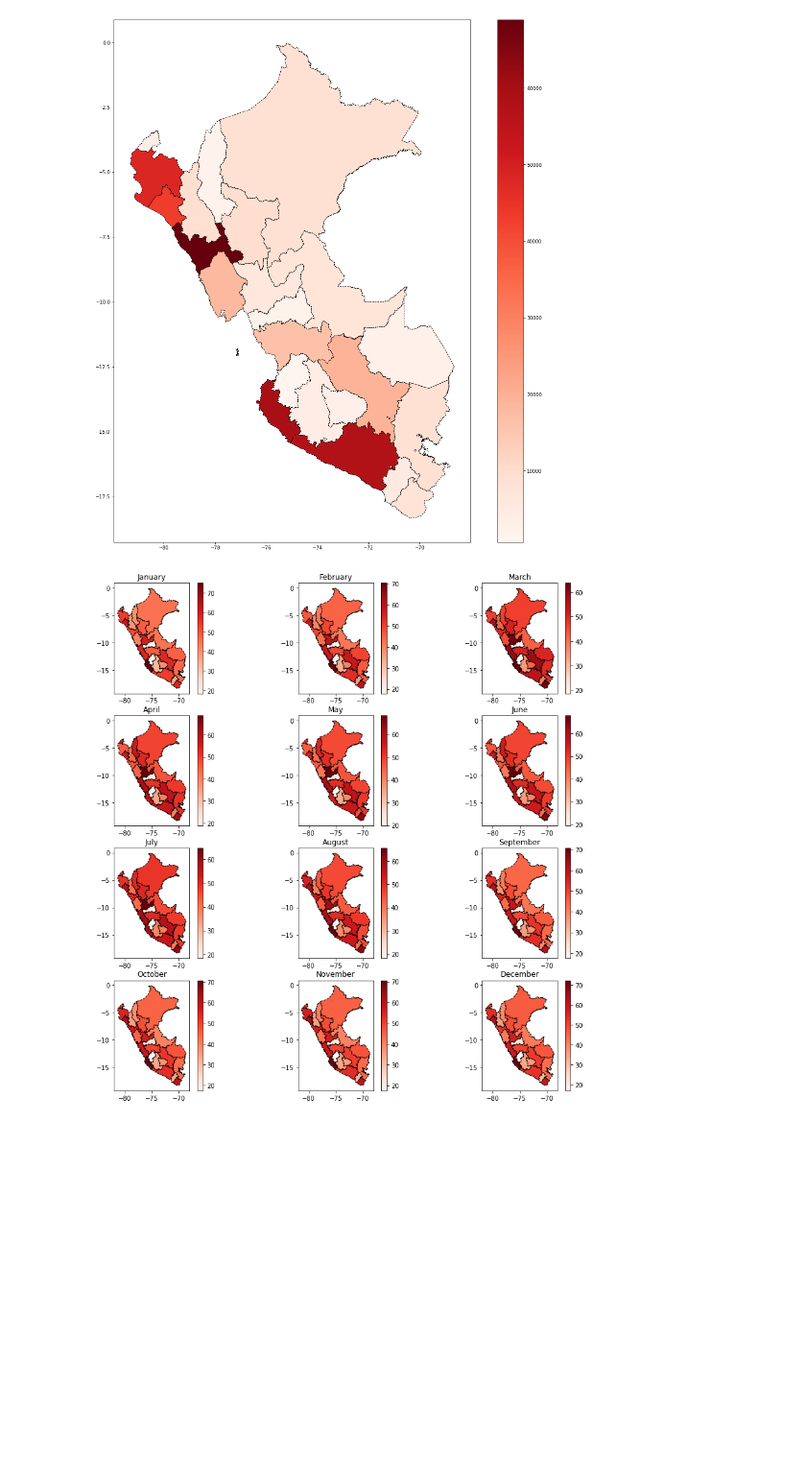
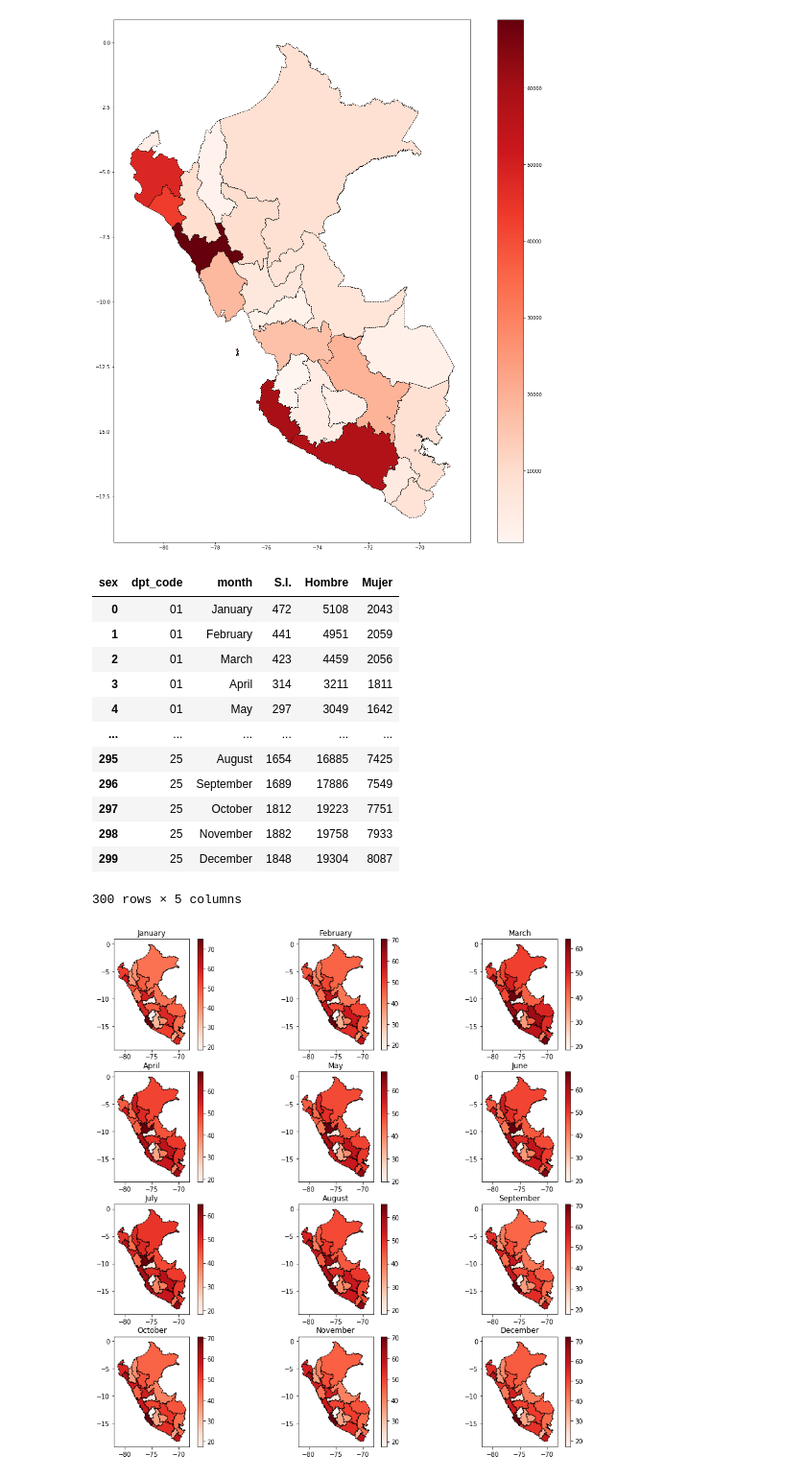
Before and after one commit to alexanderquispe/Diplomado_PUCP, a Jupyter notebook: Lecture_10/Tutorial.ipynb, the cells around one changed output. Shown at 96% size. Saved outputs shown, nothing was run; the diff lists cells and outputs as text; code cells hidden in the pictures; blank space fills up the shorter version.

```diff
--- a/Lecture_10/Tutorial.ipynb
+++ b/Lecture_10/Tutorial.ipynb
@@ -85,6 +85,22 @@ df3[ df3.CCDD != "15" ].plot( column='women_empl', cmap='Reds', figsize=(20, 20)
 df4 = sex_work.groupby( ['dpt_code', 'month', 'sex'], as_index = False )[['empl']].sum() \
         .pivot( index = [ 'dpt_code', 'month' ] , columns = 'sex',values='empl') \
         .reset_index()
+# %%
+df4
+# %% [output]
+| sex | dpt_code | month | S.I. | Hombre | Mujer |
+| 0 | 01 | January | 472 | 5108 | 2043 |
+| 1 | 01 | February | 441 | 4951 | 2059 |
+| 2 | 01 | March | 423 | 4459 | 2056 |
+| 3 | 01 | April | 314 | 3211 | 1811 |
+| 4 | 01 | May | 297 | 3049 | 1642 |
+| ... | ... | ... | ... | ... | ... |
+| 295 | 25 | August | 1654 | 16885 | 7425 |
+| 296 | 25 | September | 1689 | 17886 | 7549 |
+| 297 | 25 | October | 1812 | 19223 | 7751 |
+| 298 | 25 | November | 1882 | 19758 | 7933 |
+| 299 | 25 | December | 1848 | 19304 | 8087 |
+300 rows × 5 columns
 # %%
 df4[ 'prop_wom' ] = ( df4.Mujer * 100 / df4.Hombre )
 # %%
```
Also changed, not shown: parts of 4 cells of this notebook, 2 other files.
